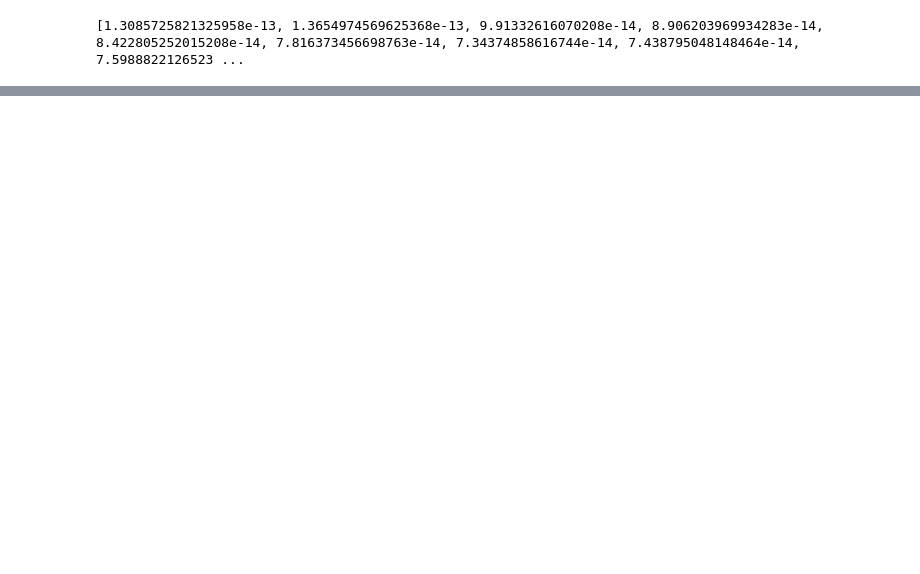
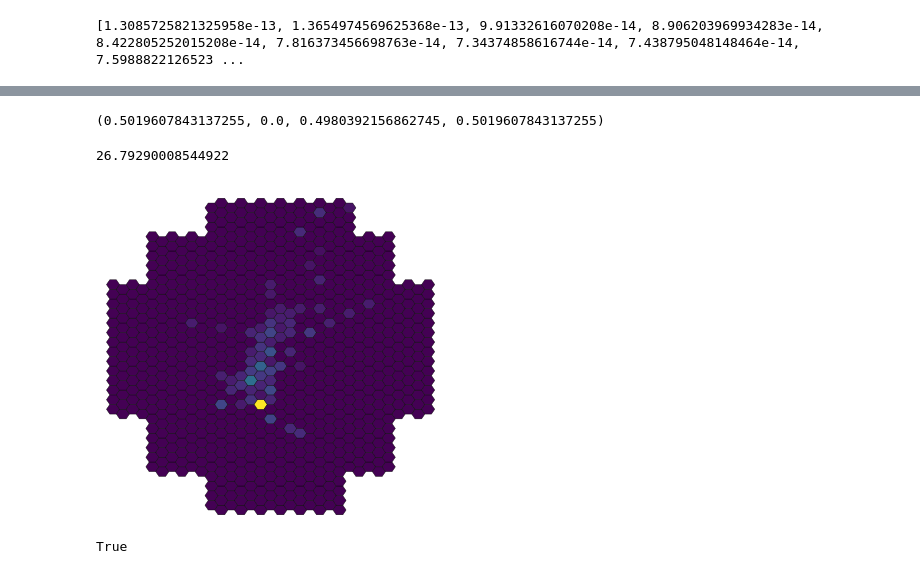
Before and after one commit to caihao/gpLearn, a Jupyter notebook: draw.ipynb, the cells around one changed output, grey strips where cells are left out. Saved outputs shown, nothing was run; the diff lists cells and outputs as text; code cells hidden in the pictures; blank space fills up the shorter version.

```diff
--- a/draw.ipynb
+++ b/draw.ipynb
@@ -303,0 +374,78 @@ print(Sensitivity)
+# %%
+import matplotlib.colors as mcolors
+
+def blue_to_red(value):
+    return mcolors.LinearSegmentedColormap.from_list('my_colormap', [(0, 0, 1, 0), (1, 0, 0, 1)], N=256)(value)
+
+blue_to_red(0.5)
+# %% [output]
+(0.5019607843137255, 0.0, 0.4980392156862745, 0.5019607843137255)
+# %%
+from bin.dataLoader import load_data
+
+# t,l,n=load_data("gamma_nolimit_3",3000,1,[4],True,10,32,"particle",True,True,None)
+t,l,n=load_data("proton_nolimit_3",9000,1,[4],True,30,32,"particle",True,True,None)
+# %%
+import matplotlib.pyplot as plt
+
+max=0
+for i in range(32):
+    for j in range(32):
+        if t[0][0][i][j].item()>max:
+            max=t[0][0][i][j].item()
+print(max)
+
+import matplotlib.pyplot as plt
+from matplotlib.patches import RegularPolygon
+import numpy as np
+
+fig, ax = plt.subplots(figsize=(6, 6))
+
+radius=0.1
+
+for i in range(33):
+    if i%2==0:
+        for j in range(32):
+            if (0<=i<=9 and 0<=j<=9) or (0<=i<=9 and 24<=j<=33) or (24<=i<=33 and 0<=j<=9) or (25<=i<=33 and 24<=j<=33):
+                if (4<=i<=9 and 4<=j<=9) or (4<=i<=9 and 24<=j<=28) or (24<=i<=28 and 4<=j<=9) or (24<=i<=28 and 24<=j<=28):
+                    pass
+                else:
+                    continue
+            hexagon = RegularPolygon([1.5*radius*i,np.sqrt(3)*radius*j], numVertices=6, radius=radius, orientation=np.pi / 2, facecolor=plt.cm.viridis(t[0][0][i][j].item()/max), edgecolor=(0,0,0,1), linewidth=0.4)
+            ax.add_patch(hexagon)
+    else:
+        for j in range(33):
+            if (0<=i<=9 and 0<=j<=9) or (0<=i<=9 and 24<=j<=33) or (24<=i<=33 and 0<=j<=9) or (25<=i<=33 and 24<=j<=33):
+                if (4<=i<=9 and 4<=j<=9) or (4<=i<=9 and 24<=j<=28) or (24<=i<=28 and 4<=j<=9) or (24<=i<=28 and 24<=j<=28):
+                    pass
+                else:
+                    continue
+            hexagon = RegularPolygon([1.5*radius*i,np.sqrt(3)*radius*j-(np.sqrt(3)*radius/2)], numVertices=6, radius=radius, orientation=np.pi / 2, facecolor=plt.cm.viridis(t[0][0][i][j].item()/max), edgecolor=(0,0,0,1), linewidth=0.4)
+            ax.add_patch(hexagon)
+
+# 设置坐标轴范围
+ax.set_xlim(-1.5*radius, 1.5*radius*33)
+ax.set_ylim(-np.sqrt(3)*radius, np.sqrt(3)*radius*33)
+
+# 隐藏坐标轴
+ax.set_axis_off()
+
+plt.savefig("proton.png",dpi=400)
+# plt.show()
+# %% [output]
+26.79290008544922
+[figure, added]
+# %%
+import cv2
+
+# 读取两张PNG图片
+img1 = cv2.imread('gamma.png')
+img2 = cv2.imread('proton.png')
+
+# 横向拼接两张图片
+img_h = cv2.hconcat([img1, img2])
+
+# 保存拼接后的图片
+cv2.imwrite('merged_image.png', img_h)
+# %% [output]
+True
```
Also changed, not shown: parts of 10 cells of this notebook, 12 other files.
